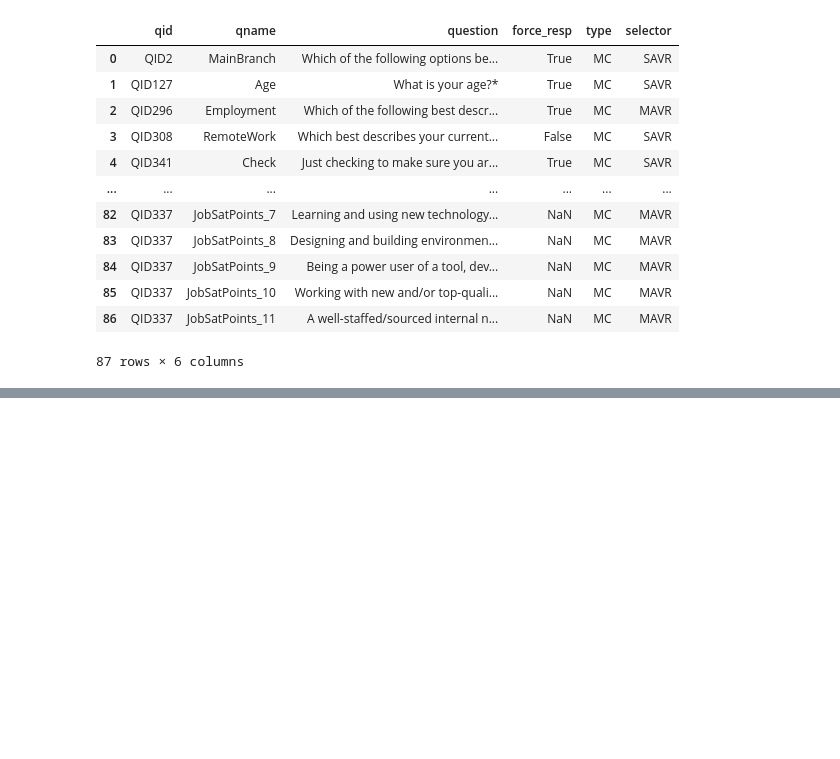
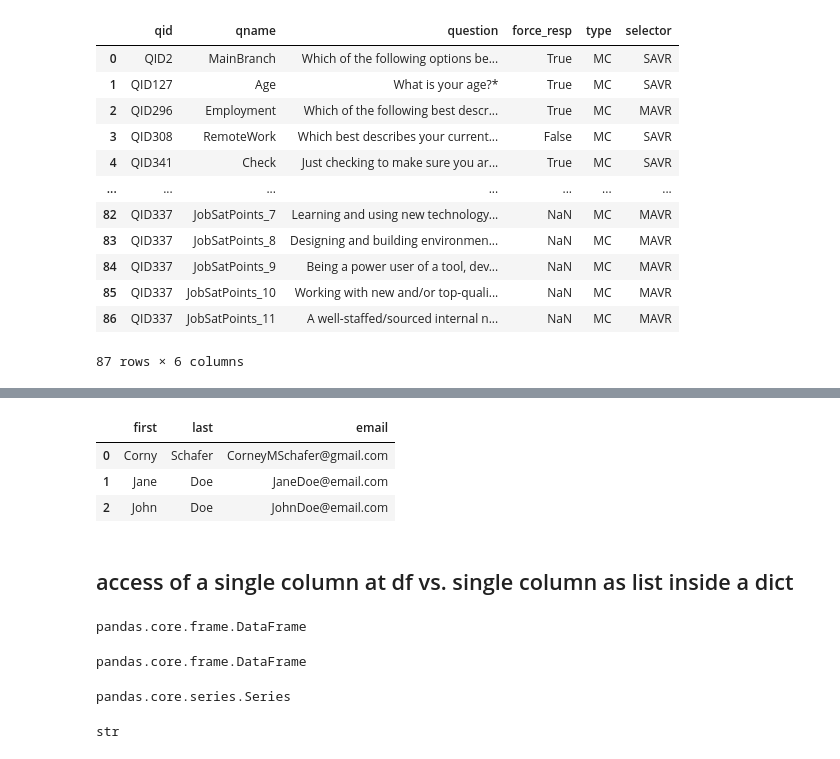
Before and after one commit to MathiasStadler/python_try_pandas_two, a Jupyter notebook: python_pandas_demo_part_2.ipynb, the cells around one changed output, grey strips where cells are left out. Saved outputs shown, nothing was run; the diff lists cells and outputs as text; code cells hidden in the pictures; blank space fills up the shorter version.

```diff
--- a/python_pandas_demo_part_2.ipynb
+++ b/python_pandas_demo_part_2.ipynb
@@ -37,0 +71,29 @@ schema_df
+# %%
+people
+# %% [output]
+|  | first | last | email |
+| 0 | Corny | Schafer | CorneyMSchafer@gmail.com |
+| 1 | Jane | Doe | JaneDoe@email.com |
+| 2 | John | Doe | JohnDoe@email.com |
+# %% [markdown]
+## access of a single column at df vs. single column as list  inside a dict
+# %%
+# type of data frame
+type(df)
+# %% [output]
+pandas.core.frame.DataFrame
+# %%
+# dict
+type (people)
+# %% [output]
+pandas.core.frame.DataFrame
+# %%
+# list inside a dict
+type(people['email'])
+# %% [output]
+pandas.core.series.Series
+# %%
+# str type of first element inside these list
+type(people['email'][0])
+# %% [output]
+str
```
Also changed, not shown: parts of 19 cells of this notebook, 2 other files.
